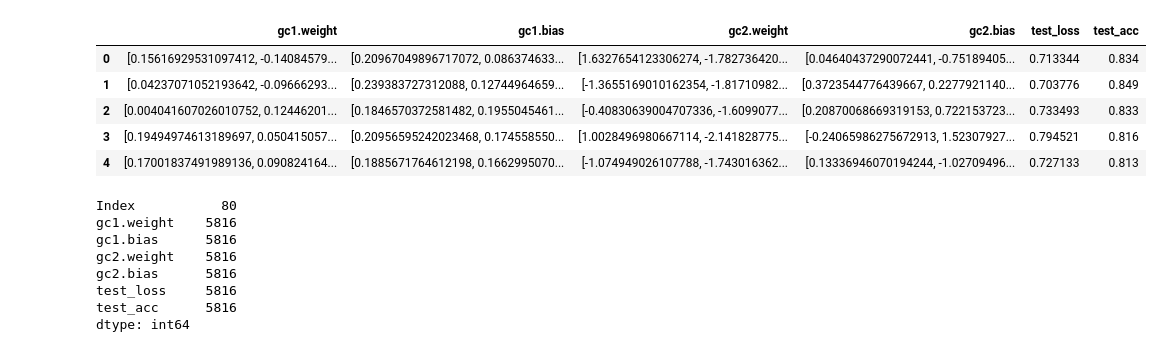
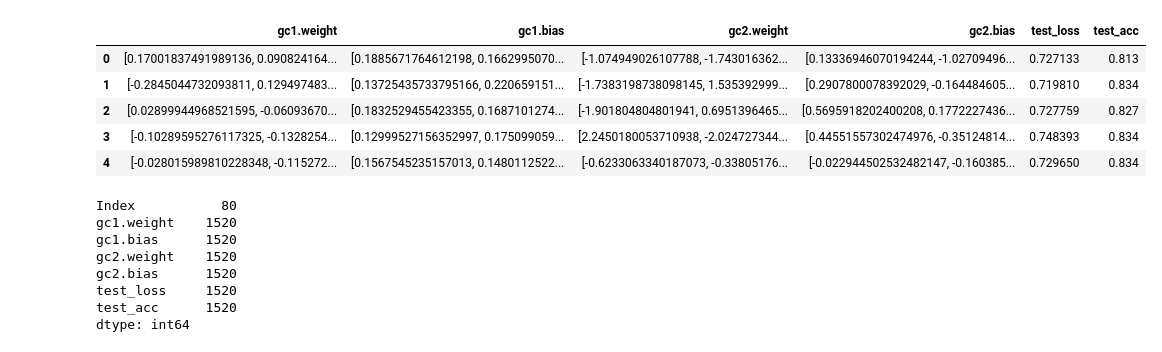
Before and after one commit to AaruranLog/graph-nns, a Jupyter notebook: notebooks/tsne-nn-visualization.ipynb, the cells around one changed output. Drawn from its saved outputs; the diff is of its cells as text; code cells hidden in the pictures.

```diff
--- a/notebooks/tsne-nn-visualization.ipynb
+++ b/notebooks/tsne-nn-visualization.ipynb
@@ -9,24 +10,29 @@ import seaborn as sns
 # %%
 records_filename = "../src/records.csv"
-df = pd.read_csv(records_filename)
+p = 0.05
+df = pd.read_csv(
+         records_filename,
+         header=0,
+         skiprows=lambda i: i>0 and random.random() > p
+)
 df.head()
 # %% [output]
 |  | gc1.weight | gc1.bias | gc2.weight | gc2.bias | test_loss | test_acc |
-| 0 | [0.15616929531097412, -0.14084579... | [0.20967049896717072, 0.086374633... | [1.6327654123306274, -1.782736420... | [0.04640437290072441, -0.75189405... | 0.713344 | 0.834 |
-| 1 | [0.04237071052193642, -0.09666293... | [0.239383727312088, 0.12744964659... | [-1.3655169010162354, -1.81710982... | [0.3723544776439667, 0.2277921140... | 0.703776 | 0.849 |
-| 2 | [0.004041607026010752, 0.12446201... | [0.1846570372581482, 0.1955045461... | [-0.40830639004707336, -1.6099077... | [0.20870068669319153, 0.722153723... | 0.733493 | 0.833 |
-| 3 | [0.19494974613189697, 0.050415057... | [0.20956595242023468, 0.174558550... | [1.0028496980667114, -2.141828775... | [-0.24065986275672913, 1.52307927... | 0.794521 | 0.816 |
-| 4 | [0.17001837491989136, 0.090824164... | [0.1885671764612198, 0.1662995070... | [-1.074949026107788, -1.743016362... | [0.13336946070194244, -1.02709496... | 0.727133 | 0.813 |
+| 0 | [0.17001837491989136, 0.090824164... | [0.1885671764612198, 0.1662995070... | [-1.074949026107788, -1.743016362... | [0.13336946070194244, -1.02709496... | 0.727133 | 0.813 |
+| 1 | [-0.2845044732093811, 0.129497483... | [0.13725435733795166, 0.220659151... | [-1.7383198738098145, 1.535392999... | [0.2907800078392029, -0.164484605... | 0.719810 | 0.834 |
+| 2 | [0.02899944968521595, -0.06093670... | [0.1832529455423355, 0.1687101274... | [-1.901804804801941, 0.6951396465... | [0.5695918202400208, 0.1772227436... | 0.727759 | 0.827 |
+| 3 | [-0.10289595276117325, -0.1328254... | [0.12999527156352997, 0.175099059... | [2.2450180053710938, -2.024727344... | [0.44551557302474976, -0.35124814... | 0.748393 | 0.834 |
+| 4 | [-0.028015989810228348, -0.115272... | [0.1567545235157013, 0.1480112522... | [-0.6233063340187073, -0.33805176... | [-0.022944502532482147, -0.160385... | 0.729650 | 0.834 |
 # %%
 df.memory_usage(index=True)
 # %% [output]
 Index           80
-gc1.weight    5816
-gc1.bias      5816
-gc2.weight    5816
-gc2.bias      5816
-test_loss     5816
-test_acc      5816
+gc1.weight    1520
+gc1.bias      1520
+gc2.weight    1520
+gc2.bias      1520
+test_loss     1520
+test_acc      1520
 dtype: int64
 # %%
 X = np.array([ast.literal_eval(i) for i in df['gc1.weight']])
```
Also changed, not shown: parts of 2 cells of this notebook.
